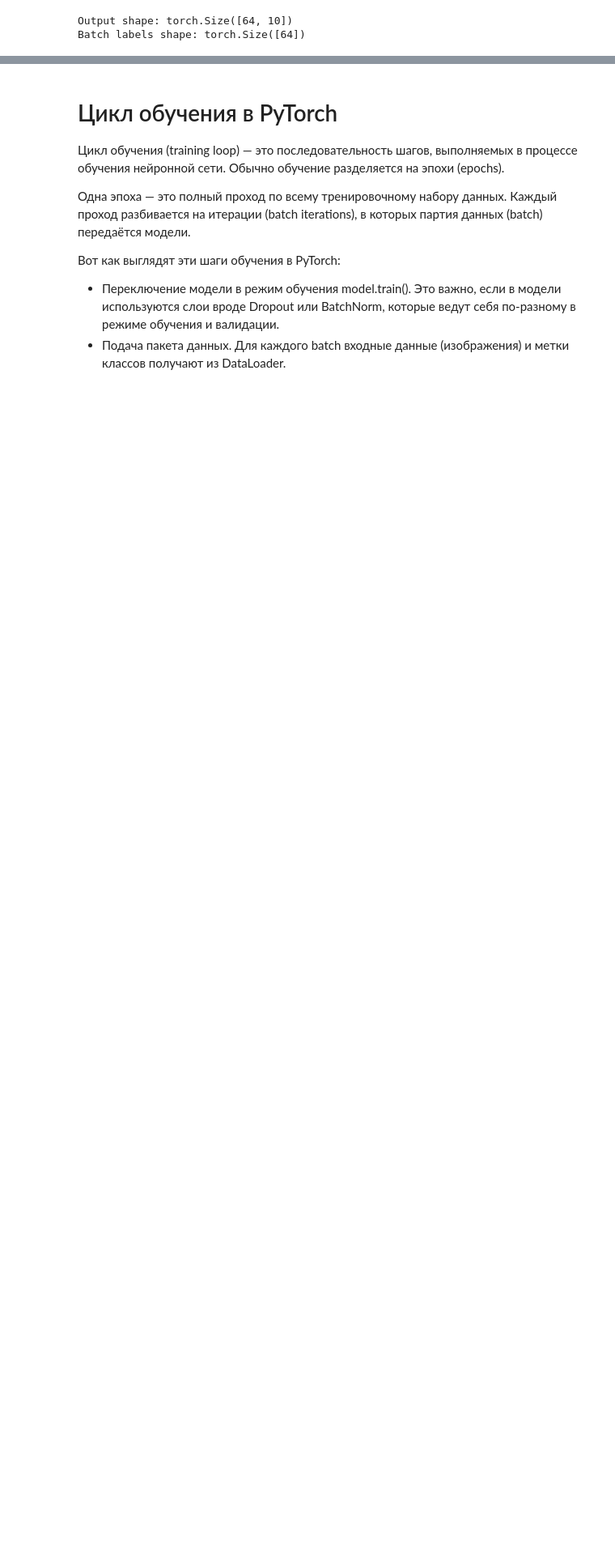
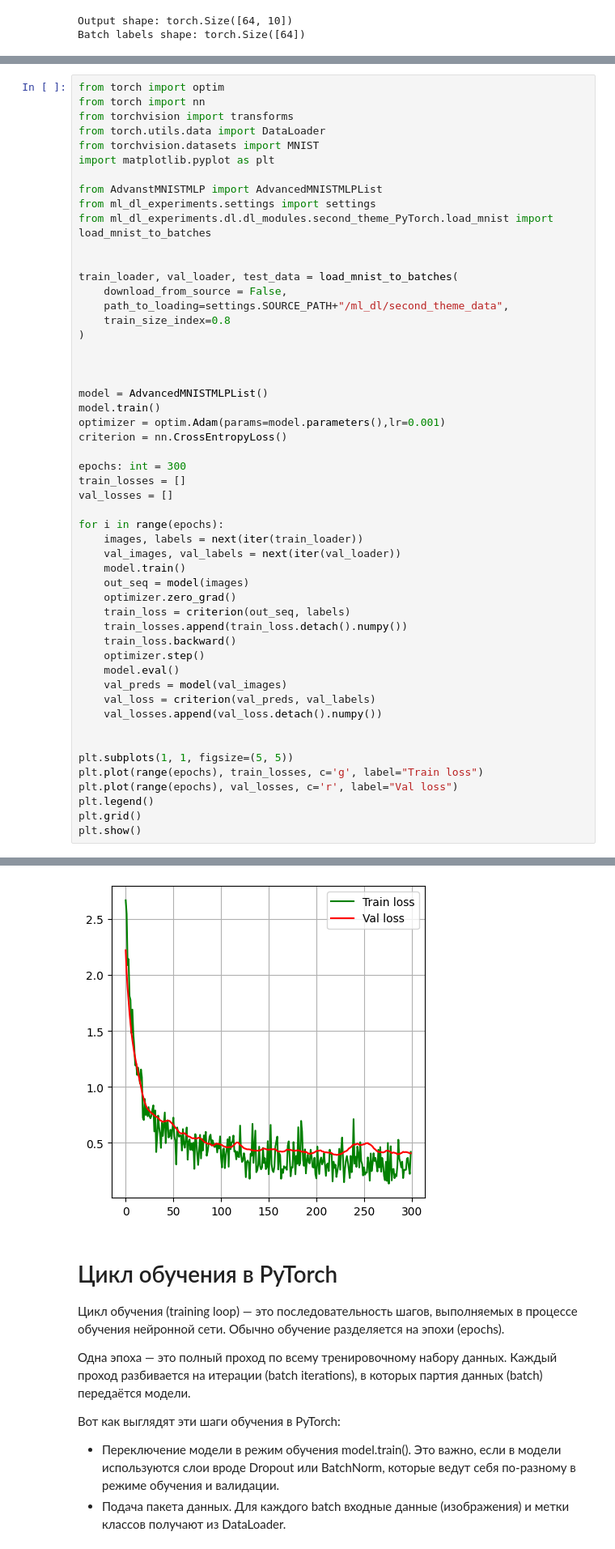
Before and after one commit to Ollldman/ml_dl_experiments, a Jupyter notebook: ml_dl_experiments/dl/dl_modules/second_theme_PyTorch/4.MLP_for_MNIST.ipynb, the cells around one changed output, grey strips where cells are left out. Shown at 81% size. Cells and saved outputs as stored; diff of their text form; blank space fills up the shorter version.

Commit message:
Added first learned MLP from pyTorch Added CrossEntropyLoss theory

```diff
--- a/ml_dl_experiments/dl/dl_modules/second_theme_PyTorch/4.MLP_for_MNIST.ipynb
+++ b/ml_dl_experiments/dl/dl_modules/second_theme_PyTorch/4.MLP_for_MNIST.ipynb
@@ -709,0 +712,53 @@ Batch labels shape: torch.Size([64])
+# %%
+from torch import optim
+from torch import nn
+from torchvision import transforms
+from torch.utils.data import DataLoader
+from torchvision.datasets import MNIST
+import matplotlib.pyplot as plt
+
+from AdvanstMNISTMLP import AdvancedMNISTMLPList
+from ml_dl_experiments.settings import settings
+from ml_dl_experiments.dl.dl_modules.second_theme_PyTorch.load_mnist import load_mnist_to_batches
+
+
+train_loader, val_loader, test_data = load_mnist_to_batches(
+    download_from_source = False,
+    path_to_loading=settings.SOURCE_PATH+"/ml_dl/second_theme_data",
+    train_size_index=0.8
+)
+
+
+
+model = AdvancedMNISTMLPList()
+model.train()
+optimizer = optim.Adam(params=model.parameters(),lr=0.001)
+criterion = nn.CrossEntropyLoss()
+
+epochs: int = 300
+train_losses = []
+val_losses = []
+
+for i in range(epochs):
+    images, labels = next(iter(train_loader))
+    val_images, val_labels = next(iter(val_loader))
+    model.train()
+    out_seq = model(images)
+    optimizer.zero_grad()
+    train_loss = criterion(out_seq, labels)
+    train_losses.append(train_loss.detach().numpy())
+    train_loss.backward()
+    optimizer.step()
+    model.eval()
+    val_preds = model(val_images)
+    val_loss = criterion(val_preds, val_labels)
+    val_losses.append(val_loss.detach().numpy())
+
+
+plt.subplots(1, 1, figsize=(5, 5))
+plt.plot(range(epochs), train_losses, c='g', label="Train loss")
+plt.plot(range(epochs), val_losses, c='r', label="Val loss")
+plt.legend()
+plt.grid()
+plt.show()
+# %% [output]
@@ -710,3 +768,4 @@ Batch labels shape: torch.Size([64])
+[figure, added]
 # %% [markdown]
 # Цикл обучения в PyTorch
 
```
Also changed, not shown: parts of 3 cells of this notebook, 2 other files.
